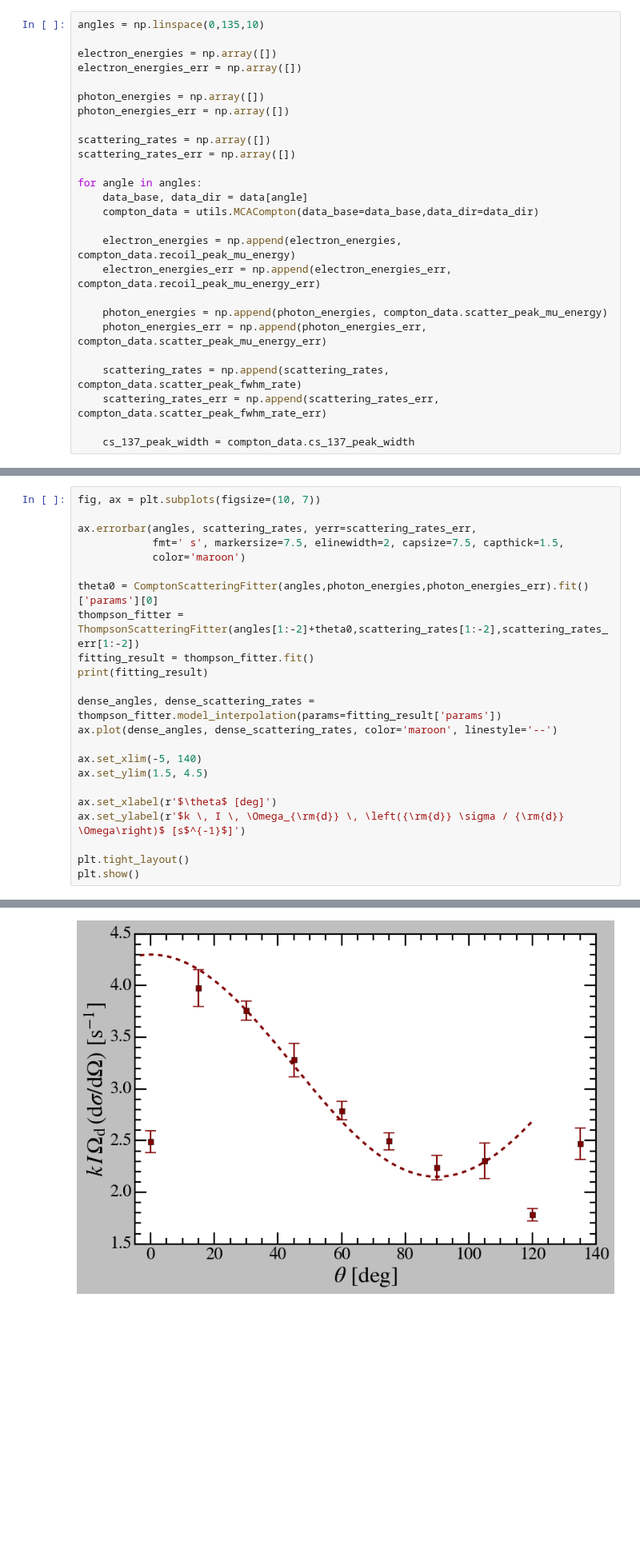
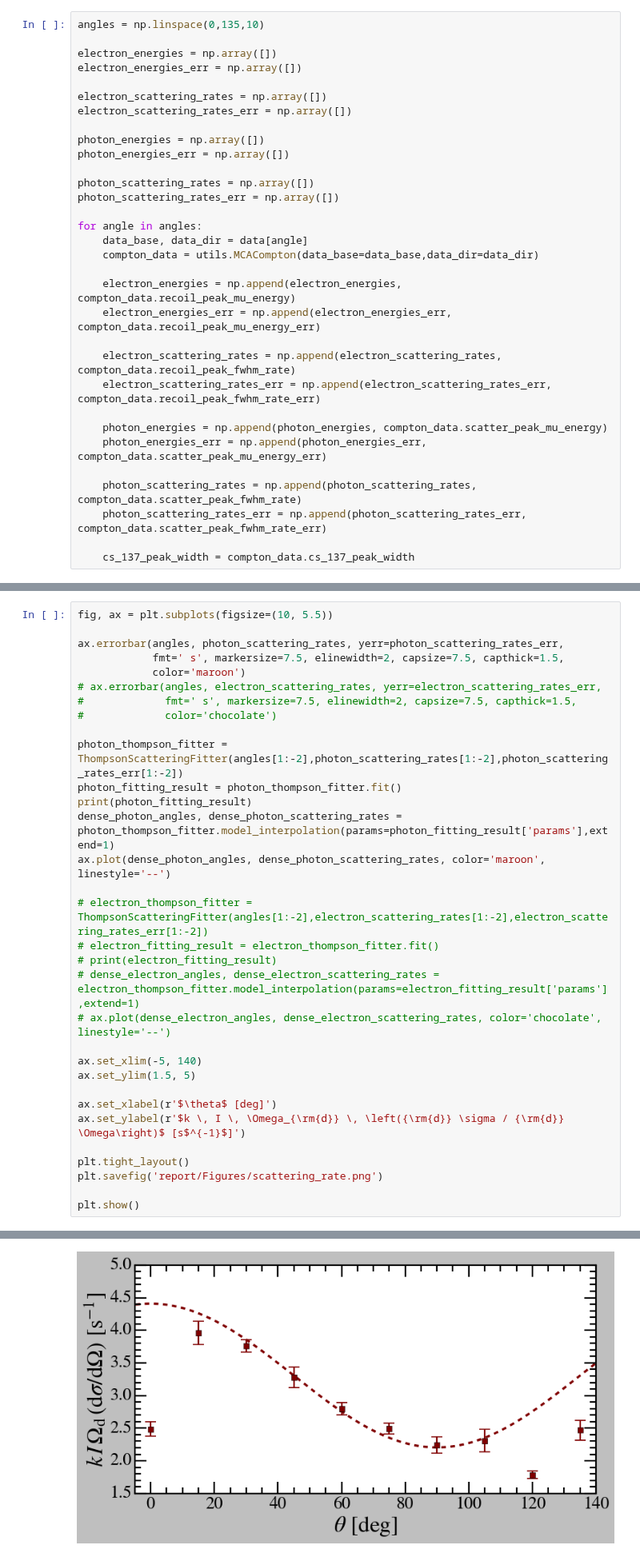
Before and after one commit to vinh-qtran/mit-jlab-sp25, a Jupyter notebook: compton/analysis.ipynb, the cells around one changed output, grey strips where cells are left out. Shown at 80% size. Saved outputs shown, nothing was run; the diff lists cells and outputs as text; blank space fills up the shorter version.

Commit message:
Add compton report

```diff
--- a/compton/analysis.ipynb
+++ b/compton/analysis.ipynb
@@ -241,11 +241,14 @@ angles = np.linspace(0,135,10)
 electron_energies = np.array([])
 electron_energies_err = np.array([])
 
+electron_scattering_rates = np.array([])
+electron_scattering_rates_err = np.array([])
+
 photon_energies = np.array([])
 photon_energies_err = np.array([])
 
-scattering_rates = np.array([])
-scattering_rates_err = np.array([])
+photon_scattering_rates = np.array([])
+photon_scattering_rates_err = np.array([])
 
 for angle in angles:
     data_base, data_dir = data[angle]
@@ -254,11 +257,14 @@ for angle in angles:
     electron_energies = np.append(electron_energies, compton_data.recoil_peak_mu_energy)
     electron_energies_err = np.append(electron_energies_err, compton_data.recoil_peak_mu_energy_err)
 
+    electron_scattering_rates = np.append(electron_scattering_rates, compton_data.recoil_peak_fwhm_rate)
+    electron_scattering_rates_err = np.append(electron_scattering_rates_err, compton_data.recoil_peak_fwhm_rate_err)
+
     photon_energies = np.append(photon_energies, compton_data.scatter_peak_mu_energy)
     photon_energies_err = np.append(photon_energies_err, compton_data.scatter_peak_mu_energy_err)
 
-    scattering_rates = np.append(scattering_rates, compton_data.scatter_peak_fwhm_rate)
-    scattering_rates_err = np.append(scattering_rates_err, compton_data.scatter_peak_fwhm_rate_err)
+    photon_scattering_rates = np.append(photon_scattering_rates, compton_data.scatter_peak_fwhm_rate)
+    photon_scattering_rates_err = np.append(photon_scattering_rates_err, compton_data.scatter_peak_fwhm_rate_err)
 
     cs_137_peak_width = compton_data.cs_137_peak_width
 # %%
@@ -354,26 +360,35 @@ class ThompsonScatteringFitter(fitting.BaseFitter):
         I = params
         return I * (1 + np.cos(np.deg2rad(x))**2)
 # %%
-fig, ax = plt.subplots(figsize=(10, 7))
+fig, ax = plt.subplots(figsize=(10, 5.5))
 
-ax.errorbar(angles, scattering_rates, yerr=scattering_rates_err,
+ax.errorbar(angles, photon_scattering_rates, yerr=photon_scattering_rates_err,
             fmt=' s', markersize=7.5, elinewidth=2, capsize=7.5, capthick=1.5,
             color='maroon')
+# ax.errorbar(angles, electron_scattering_rates, yerr=electron_scattering_rates_err,
+#             fmt=' s', markersize=7.5, elinewidth=2, capsize=7.5, capthick=1.5,
+#             color='chocolate')
 
-theta0 = ComptonScatteringFitter(angles,photon_energies,photon_energies_err).fit()['params'][0]
-thompson_fitter = ThompsonScatteringFitter(angles[1:-2]+theta0,scattering_rates[1:-2],scattering_rates_err[1:-2])
-fitting_result = thompson_fitter.fit()
-print(fitting_result)
+photon_thompson_fitter = ThompsonScatteringFitter(angles[1:-2],photon_scattering_rates[1:-2],photon_scattering_rates_err[1:-2])
+photon_fitting_result = photon_thompson_fitter.fit()
+print(photon_fitting_result)
+dense_photon_angles, dense_photon_scattering_rates = photon_thompson_fitter.model_interpolation(params=photon_fitting_result['params'],extend=1)
+ax.plot(dense_photon_angles, dense_photon_scattering_rates, color='maroon', linestyle='--')
 
-dense_angles, dense_scattering_rates = thompson_fitter.model_interpolation(params=fitting_result['params'])
-ax.plot(dense_angles, dense_scattering_rates, color='maroon', linestyle='--')
+# electron_thompson_fitter = ThompsonScatteringFitter(angles[1:-2],electron_scattering_rates[1:-2],electron_scattering_rates_err[1:-2])
+# electron_fitting_result = electron_thompson_fitter.fit()
+# print(electron_fitting_result)
+# dense_electron_angles, dense_electron_scattering_rates = electron_thompson_fitter.model_interpolation(params=electron_fitting_result['params'],extend=1)
+# ax.plot(dense_electron_angles, dense_electron_scattering_rates, color='chocolate', linestyle='--')
 
 ax.set_xlim(-5, 140)
-ax.set_ylim(1.5, 4.5)
+ax.set_ylim(1.5, 5)
 
 ax.set_xlabel(r'$\theta$ [deg]')
 ax.set_ylabel(r'$k \, I \, \Omega_{\rm{d}} \, \left({\rm{d}} \sigma / {\rm{d}} \Omega\right)$ [s$^{-1}$]')
 
 plt.tight_layout()
+plt.savefig('report/Figures/scattering_rate.png')
+
 plt.show()
 # %% [output]
@@ -381 +396 @@ plt.show()
-[figure, old version]
+[figure, new version]
```
Also changed, not shown: parts of 1 cell of this notebook, 25 other files.
